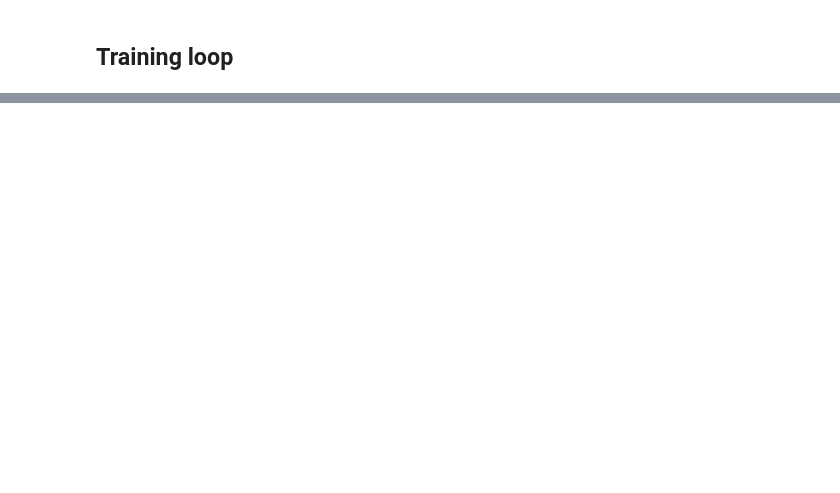
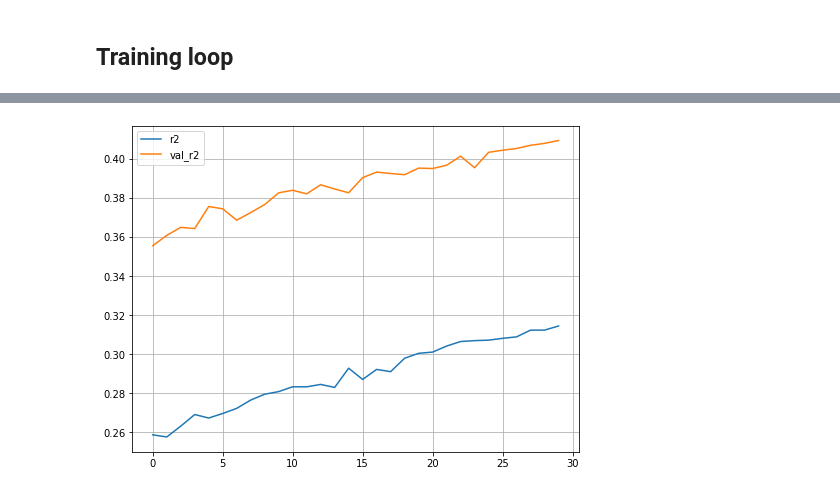
Before and after one commit to adpartin/pilot1, a Jupyter notebook: notebooks/top6_pytorch.ipynb, the cells around one changed output, grey strips where cells are left out. Drawn from its saved outputs; the diff is of its cells as text; code cells hidden in the pictures; blank space fills up the shorter version.

```diff
--- a/notebooks/top6_pytorch.ipynb
+++ b/notebooks/top6_pytorch.ipynb
@@ -131,0 +190,3 @@ tensor([[4.],
+# %%
+tr_ds = Top6Dataset(xdata=xtr, ydata=ytr)
+vl_ds = Top6Dataset(xdata=xte, ydata=yte)
@@ -181,3 +270,0 @@ class Top6DataReg(Dataset):
-# %%
-tr_ds = Top6DataReg(xdata=xtr, ydata=ytr)
-te_ds = Top6DataReg(xdata=xte, ydata=yte)
@@ -281,6 +306,6 @@ Cached:    0.0 GB
 # %%
-# Choose cuda device with context manager
-with torch.cuda.device(2):
-    print('\ncurrent_device:', torch.cuda.current_device())
-    model = TORCH_REGRESSOR(input_dim=tr_ds.x.shape[1]).to(device=device)
-print('current_device:', torch.cuda.current_device())
+# # Choose cuda device with context manager
+# with torch.cuda.device(2):
+#     print('\ncurrent_device:', torch.cuda.current_device())
+#     model = NN_REG(input_dim=tr_ds.x.shape[1]).to(device=device)
+# print('current_device:', torch.cuda.current_device())
@@ -524,0 +533,12 @@ def fit(model: nn.Module,
+# %%
+epochs = 30
+metrics = ['mean_abs_err', 'r2']
+verbose = True
+fit_kwargs = {'epochs': epochs, 'device': device, 'verbose': verbose, 'metrics': metrics}
+
+logs = fit(model=model,
+           loss_fnc=loss_fnc,
+           opt=opt,
+           tr_dl=tr_loader,
+           vl_dl=vl_loader,
+           **fit_kwargs)
@@ -524,0 +563,19 @@ def fit(model: nn.Module,
+# %%
+plt.figure(figsize=(8,6))
+
+# plt.plot(logs['loss'], label='loss');
+# plt.plot(logs['val_loss'], label='val_loss');
+# plt.legend(loc='best');
+
+# plt.plot(logs['mean_abs_err'], label='mean_abs_err');
+# plt.plot(logs['val_mean_abs_err'], label='val_mean_abs_err');
+# plt.legend(loc='best');
+
+plt.plot(logs['r2'], label='r2');
+plt.plot(logs['val_r2'], label='val_r2');
+plt.legend(loc='best');
+
+plt.legend(loc='best')
+plt.grid(True)
+# %% [output]
+[figure, added]
```
Also changed, not shown: parts of 72 cells of this notebook, 11 other files.
